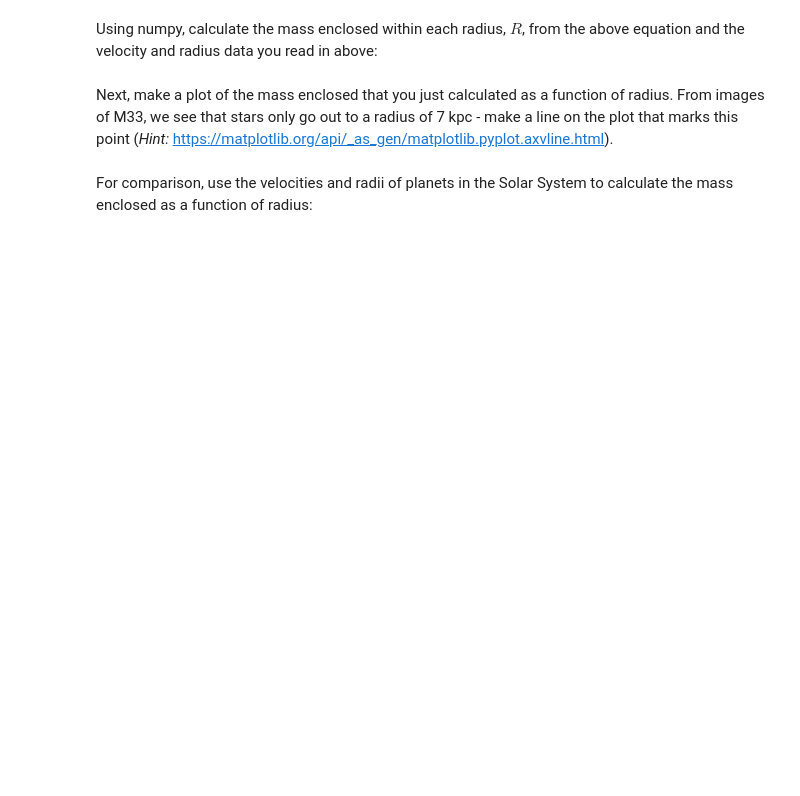
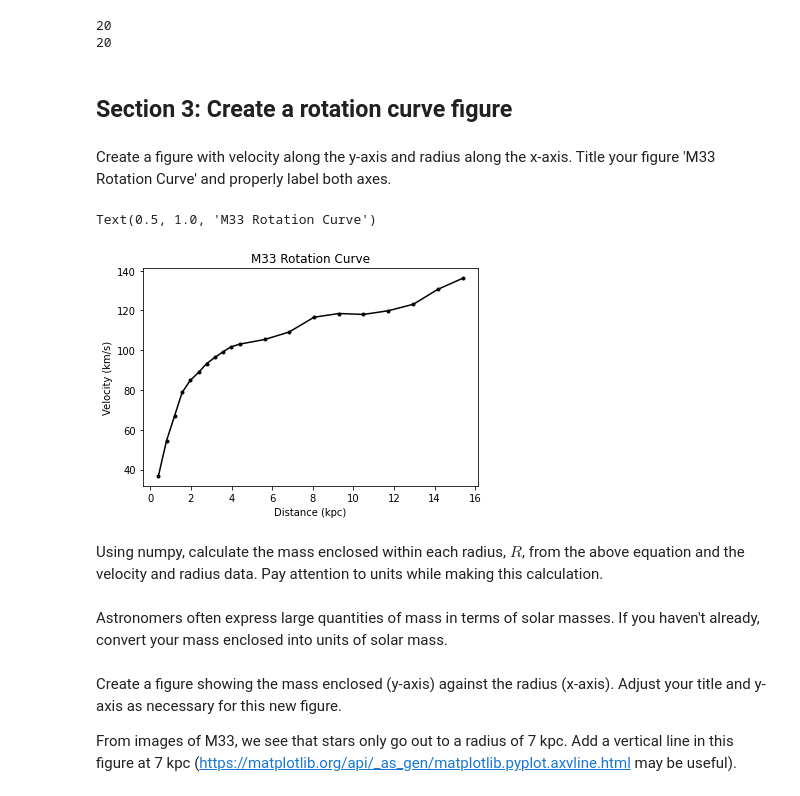
Before and after one commit to CIERA-Northwestern/REACHpy, a Jupyter notebook: Module_2/Challenge_5_Galaxy_Rotation_Curves.ipynb, the cells around one changed output. Drawn from its saved outputs; the diff is of its cells as text; code cells hidden in the pictures; blank space fills up the shorter version.

```diff
--- a/Module_2/Challenge_5_Galaxy_Rotation_Curves.ipynb
+++ b/Module_2/Challenge_5_Galaxy_Rotation_Curves.ipynb
@@ -35,2 +42,32 @@ Now, make a rotation curve plot, showing velocity as a function of radius. Make
+# %%
+import numpy as np
+
+# Read in the csv file
+data = np.loadtxt('M33velocities.csv', delimiter=',')
+
+distance = data[:,0]
+velocity = data[:,1]
+
+# Check that both array sizes match
+print(distance.size)
+print(velocity.size)
+# %% [output]
+20
+20
+# %% [markdown]
+## Section 3: Create a rotation curve figure
+# %% [markdown]
+Create a figure with velocity along the y-axis and radius along the x-axis. Title your figure 'M33 Rotation Curve' and properly label both axes.
+# %%
+%matplotlib inline
+from matplotlib import pyplot as plt
+
+plt.plot(distance, velocity, marker='.', color='k')
+plt.xlabel('Distance (kpc)')
+plt.ylabel('Velocity (km/s)')
+plt.title('M33 Rotation Curve')
+# %% [output]
+Text(0.5, 1.0, 'M33 Rotation Curve')
+[figure, added]
 # %% [markdown]
-Using numpy, calculate the mass enclosed within each radius, $R$, from the above equation and the velocity and radius data you read in above:
+Using numpy, calculate the mass enclosed within each radius, $R$, from the above equation and the velocity and radius data. Pay attention to units while making this calculation.
@@ -36,0 +81,2 @@ Using numpy, calculate the mass enclosed within each radius, $R$, from the above
+# %% [markdown]
+Astronomers often express large quantities of mass in terms of solar masses. If you haven't already, convert your mass enclosed into units of solar mass.
@@ -37,4 +87,4 @@ Using numpy, calculate the mass enclosed within each radius, $R$, from the above
 # %% [markdown]
-Next, make a plot of the mass enclosed that you just calculated as a function of radius. From images of M33, we see that stars only go out to a radius of 7 kpc - make a line on the plot that marks this point (_Hint:_ https://matplotlib.org/api/_as_gen/matplotlib.pyplot.axvline.html).
+Create a figure showing the mass enclosed (y-axis) against the radius (x-axis). Adjust your title and y-axis as necessary for this new figure.
+
+From images of M33, we see that stars only go out to a radius of 7 kpc. Add a vertical line in this figure at 7 kpc (https://matplotlib.org/api/_as_gen/matplotlib.pyplot.axvline.html may be useful).
-# %% [markdown]
-For comparison, use the velocities and radii of planets in the Solar System to calculate the mass enclosed as a function of radius:
```
Also changed, not shown: parts of 15 cells of this notebook.
